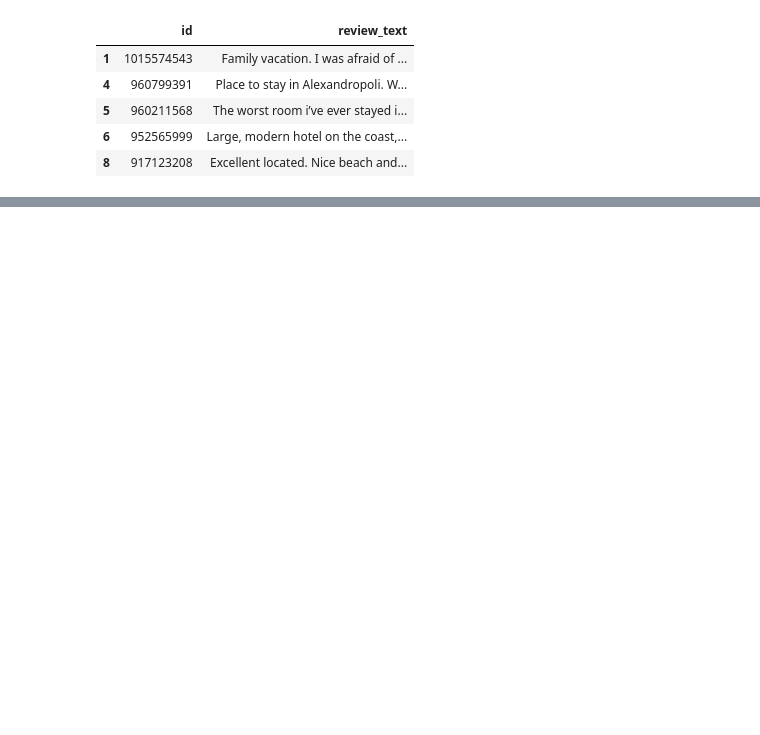
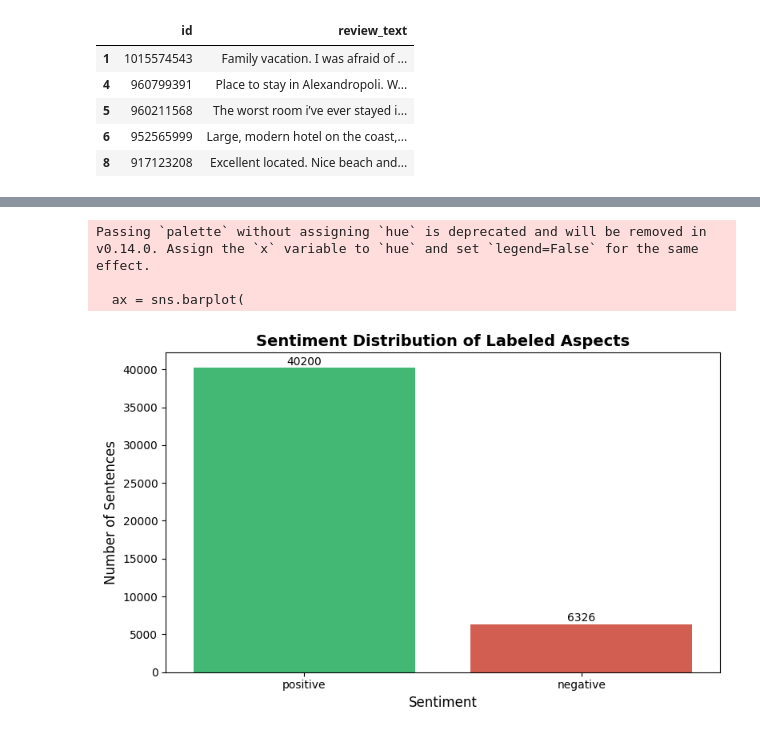
Before and after one commit to VassilisK2001/Grecotel-Project, a Jupyter notebook: notebooks/ABSA.ipynb, the cells around one changed output, grey strips where cells are left out. Drawn from its saved outputs; the diff is of its cells as text; code cells hidden in the pictures; blank space fills up the shorter version.

```diff
--- a/notebooks/ABSA.ipynb
+++ b/notebooks/ABSA.ipynb
@@ -153,0 +196,26 @@ memory usage: 1.7+ MB
+# %%
+plt.figure(figsize=(8, 5))
+sentiment_counts = df_absa['sentiment'].value_counts()
+
+ax = sns.barplot(
+    x=sentiment_counts.index,
+    y=sentiment_counts.values,
+    palette=['#2ecc71', '#e74c3c'],
+    order=['positive', 'negative']
+)
+
+plt.title('Sentiment Distribution of Labeled Aspects', fontsize=14, weight='bold')
+plt.xlabel('Sentiment', fontsize=12)
+plt.ylabel('Number of Sentences', fontsize=12)
+
+# Add count labels on top of bars
+for i, count in enumerate(sentiment_counts.reindex(['positive', 'negative']).fillna(0)):
+    ax.text(i, count + 50, f'{count:.0f}', ha='center', va='bottom', fontsize=10)
+
+plt.tight_layout()
+plt.show()
+# %% [output]
+Passing `palette` without assigning `hue` is deprecated and will be removed in v0.14.0. Assign the `x` variable to `hue` and set `legend=False` for the same effect.
+
+  ax = sns.barplot(
+[figure, added]
```
Also changed, not shown: parts of 14 cells of this notebook.
